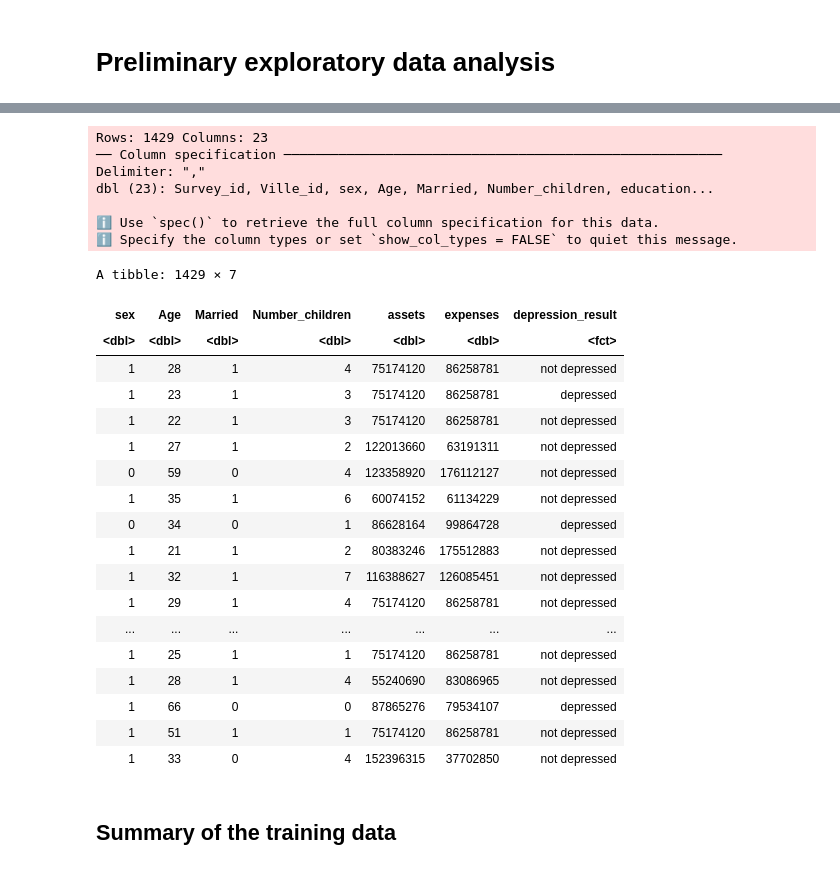
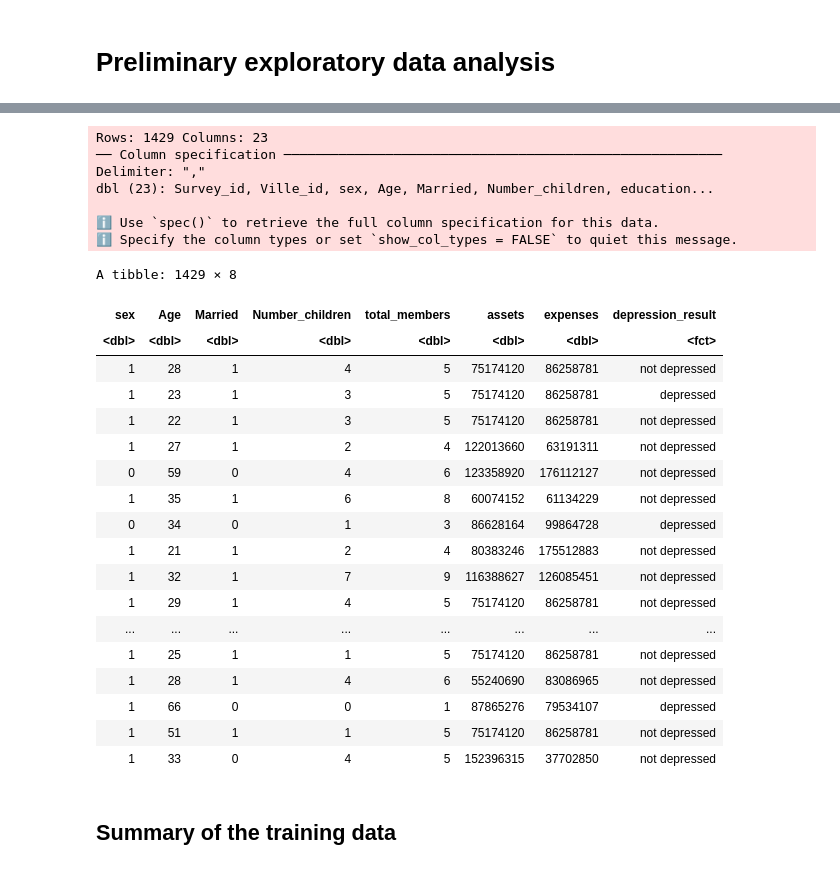
Before and after one commit to DonaldKLee/DSCI-100-Group-Project, a Jupyter notebook: main.ipynb, the cells around one changed output, grey strips where cells are left out. Saved outputs shown, nothing was run; the diff lists cells and outputs as text; code cells hidden in the pictures.

```diff
--- a/main.ipynb
+++ b/main.ipynb
@@ -32,40 +32,40 @@ library(tidymodels)
 # %%
 # Reading and cleaning the data
 depression_data <- read_csv("data/b_depressed.csv") |>
-    mutate(depression_result = ifelse(depressed>0, "depressed", "not depressed")) |>
-    mutate(depression_result = as_factor(ifelse(depressed>0, "depressed", "not depressed"))) |>
-    mutate(assets=(gained_asset+durable_asset+save_asset)) |>
-    mutate(expenses=(living_expenses+other_expenses+farm_expenses)) |>
-    select(sex, Age, Married, Number_children, assets, expenses, depression_result)
+    mutate(
+        depression_result = as_factor(ifelse(depressed>0, "depressed", "not depressed")),
+        assets=(gained_asset+durable_asset+save_asset),
+        expenses=(living_expenses+other_expenses+farm_expenses)) |>
+    select(sex, Age, Married, Number_children, total_members, assets, expenses, depression_result)
 
 depression_data
 # %% [output]
 Rows: 1429 Columns: 23
 ── Column specification ────────────────────────────────────────────────────────
 Delimiter: ","
 dbl (23): Survey_id, Ville_id, sex, Age, Married, Number_children, education...
 
 ℹ Use `spec()` to retrieve the full column specification for this data.
 ℹ Specify the column types or set `show_col_types = FALSE` to quiet this message.
-A tibble: 1429 × 7
+A tibble: 1429 × 8
-| sex | Age | Married | Number_children | assets | expenses | depression_result |
-| <dbl> | <dbl> | <dbl> | <dbl> | <dbl> | <dbl> | <fct> |
-| 1 | 28 | 1 | 4 | 75174120 | 86258781 | not depressed |
-| 1 | 23 | 1 | 3 | 75174120 | 86258781 | depressed |
-| 1 | 22 | 1 | 3 | 75174120 | 86258781 | not depressed |
-| 1 | 27 | 1 | 2 | 122013660 | 63191311 | not depressed |
-| 0 | 59 | 0 | 4 | 123358920 | 176112127 | not depressed |
-| 1 | 35 | 1 | 6 | 60074152 | 61134229 | not depressed |
-| 0 | 34 | 0 | 1 | 86628164 | 99864728 | depressed |
-| 1 | 21 | 1 | 2 | 80383246 | 175512883 | not depressed |
-| 1 | 32 | 1 | 7 | 116388627 | 126085451 | not depressed |
-| 1 | 29 | 1 | 4 | 75174120 | 86258781 | not depressed |
-| ... | ... | ... | ... | ... | ... | ... |
-| 1 | 25 | 1 | 1 | 75174120 | 86258781 | not depressed |
-| 1 | 28 | 1 | 4 | 55240690 | 83086965 | not depressed |
-| 1 | 66 | 0 | 0 | 87865276 | 79534107 | depressed |
-| 1 | 51 | 1 | 1 | 75174120 | 86258781 | not depressed |
-| 1 | 33 | 0 | 4 | 152396315 | 37702850 | not depressed |
+| sex | Age | Married | Number_children | total_members | assets | expenses | depression_result |
+| <dbl> | <dbl> | <dbl> | <dbl> | <dbl> | <dbl> | <dbl> | <fct> |
+| 1 | 28 | 1 | 4 | 5 | 75174120 | 86258781 | not depressed |
+| 1 | 23 | 1 | 3 | 5 | 75174120 | 86258781 | depressed |
+| 1 | 22 | 1 | 3 | 5 | 75174120 | 86258781 | not depressed |
+| 1 | 27 | 1 | 2 | 4 | 122013660 | 63191311 | not depressed |
+| 0 | 59 | 0 | 4 | 6 | 123358920 | 176112127 | not depressed |
+| 1 | 35 | 1 | 6 | 8 | 60074152 | 61134229 | not depressed |
+| 0 | 34 | 0 | 1 | 3 | 86628164 | 99864728 | depressed |
+| 1 | 21 | 1 | 2 | 4 | 80383246 | 175512883 | not depressed |
+| 1 | 32 | 1 | 7 | 9 | 116388627 | 126085451 | not depressed |
+| 1 | 29 | 1 | 4 | 5 | 75174120 | 86258781 | not depressed |
+| ... | ... | ... | ... | ... | ... | ... | ... |
+| 1 | 25 | 1 | 1 | 5 | 75174120 | 86258781 | not depressed |
+| 1 | 28 | 1 | 4 | 6 | 55240690 | 83086965 | not depressed |
+| 1 | 66 | 0 | 0 | 1 | 87865276 | 79534107 | depressed |
+| 1 | 51 | 1 | 1 | 5 | 75174120 | 86258781 | not depressed |
+| 1 | 33 | 0 | 4 | 5 | 152396315 | 37702850 | not depressed |
 # %% [markdown]
 ## Summary of the training data
 # %%
```
Also changed, not shown: parts of 6 cells of this notebook.
